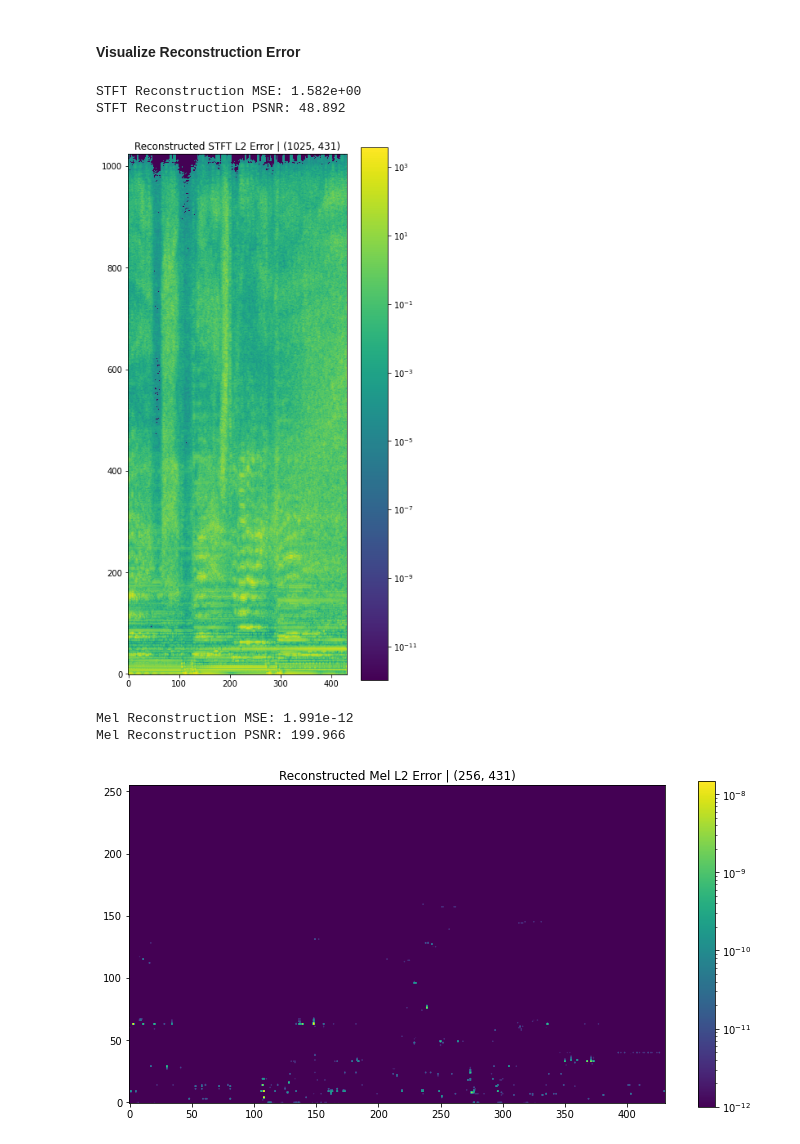
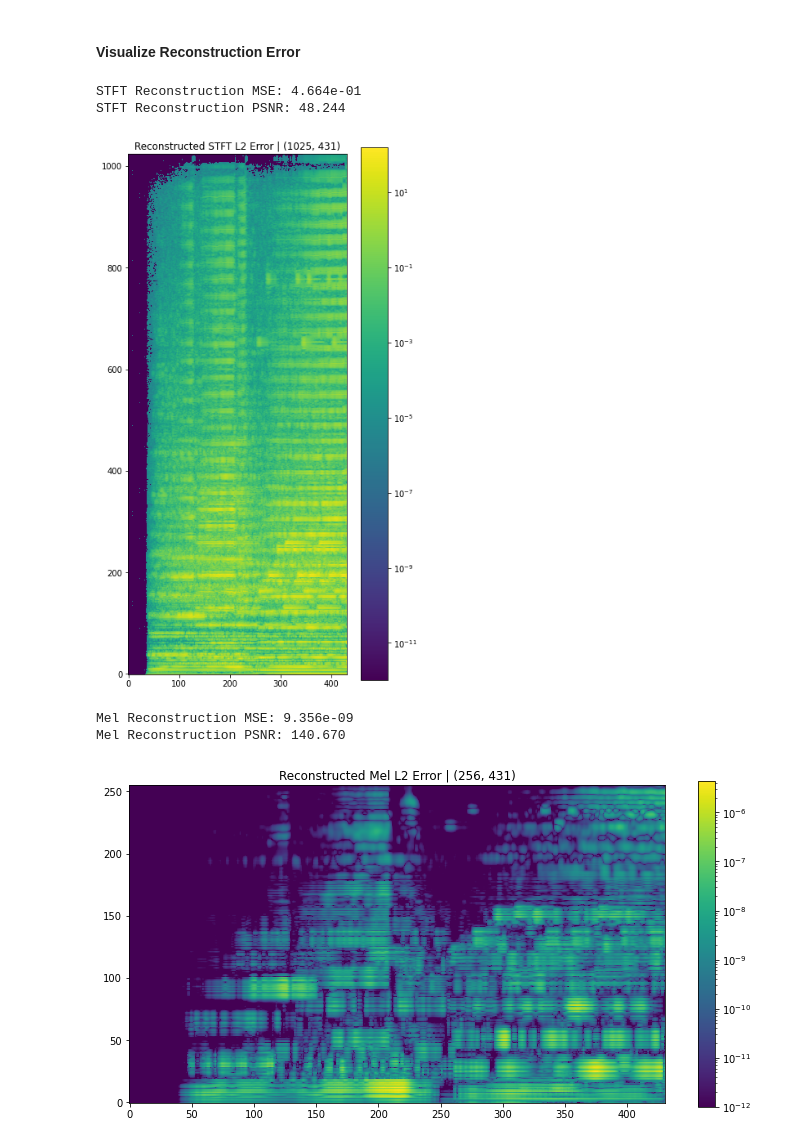
Before and after one commit to tasercake/Beatbrain, a Jupyter notebook: notebooks/mel_to_stft.ipynb, the cells around one changed output. Cells and saved outputs as stored; diff of their text form; code cells hidden in the pictures.

Commit message:
Improved Hyperparameters, LR adapts to batch size

```diff
--- a/notebooks/mel_to_stft.ipynb
+++ b/notebooks/mel_to_stft.ipynb
@@ -23,6 +24,7 @@ from beatbrain.datasets.audio import AudioClipDataset
 from invertible_mel_spectrogram import InvertibleMelSpectrogram
 # %%
 DEVICE = "cuda" if torch.cuda.is_available() else "cpu"
+BATCH_SIZE = 128
 eps = 1e-12
 # %% [markdown]
 ## Load Audio Sample
@@ -170,7 +172,10 @@ Mel Reconstruction PSNR: 36.385
 # %% [markdown]
 ### PyTorch Optimization
+# %%
+dataloader = DataLoader(dataset, batch_size=BATCH_SIZE, shuffle=False, pin_memory=True)
+stft = to_stft(next(iter(dataloader))[0].to(DEVICE)).detach()
+mel = to_mel(next(iter(dataloader))[0].to(DEVICE)).detach()
 # %%
 %%time
-nnaudio_recon_stft, pred_mel, losses = to_mel.to_stft(mel, return_extras=True)
-nnaudio_recon_audio = librosa.griffinlim(nnaudio_recon_stft[0].cpu().detach().numpy(), hop_length=HOP_LENGTH)
+nnaudio_recon_stft, pred_mel, losses = to_mel.to_stft(mel, return_extras=True, verbose=True, random_start=False)
 # %% [output]
@@ -197,27 +203,27 @@ plt.show()
 # %% [markdown]
 #### Visualize Reconstruction Error
 # %%
-nnaudio_stft_err_l2 = F.mse_loss(nnaudio_recon_stft, stft, reduction="none").clamp(eps)
+nnaudio_stft_err_l2 = F.mse_loss(nnaudio_recon_stft[0:1], stft[0:1], reduction="none").clamp(eps)
 print(f"STFT Reconstruction MSE: {nnaudio_stft_err_l2.mean().item():.3e}")
 nnaudio_stft_psnr = psnr(nnaudio_recon_stft, stft)
 print(f"STFT Reconstruction PSNR: {nnaudio_stft_psnr.item():.3f}")
 plt.figure(figsize=(6, 12))
 draw_log_spectrogram(nnaudio_stft_err_l2[0].cpu().numpy())
 plt.title(f"Reconstructed STFT L2 Error | {tuple(nnaudio_stft_err_l2[0].shape)}")
 plt.show()
 
-nnaudio_mel_err_l2 = F.mse_loss(pred_mel, mel, reduction="none").clamp(eps)
+nnaudio_mel_err_l2 = F.mse_loss(pred_mel[0:1], mel[0:1], reduction="none").clamp(eps)
 print(f"Mel Reconstruction MSE: {nnaudio_mel_err_l2.mean().item():.3e}")
 nnaudio_mel_psnr = psnr(pred_mel, mel)
 print(f"Mel Reconstruction PSNR: {nnaudio_mel_psnr.item():.3f}")
 plt.figure(figsize=(12, 6))
 draw_log_spectrogram(nnaudio_mel_err_l2[0].cpu().numpy())
 plt.title(f"Reconstructed Mel L2 Error | {tuple(nnaudio_mel_err_l2[0].shape)}")
 plt.show()
 # %% [output]
-STFT Reconstruction MSE: 1.582e+00
-STFT Reconstruction PSNR: 48.892
+STFT Reconstruction MSE: 4.664e-01
+STFT Reconstruction PSNR: 48.244
-[figure, old version]
+[figure, new version]
-Mel Reconstruction MSE: 1.991e-12
-Mel Reconstruction PSNR: 199.966
+Mel Reconstruction MSE: 9.356e-09
+Mel Reconstruction PSNR: 140.670
-[figure, old version]
+[figure, new version]
```
Also changed, not shown: parts of 9 cells of this notebook, 1 other file.
